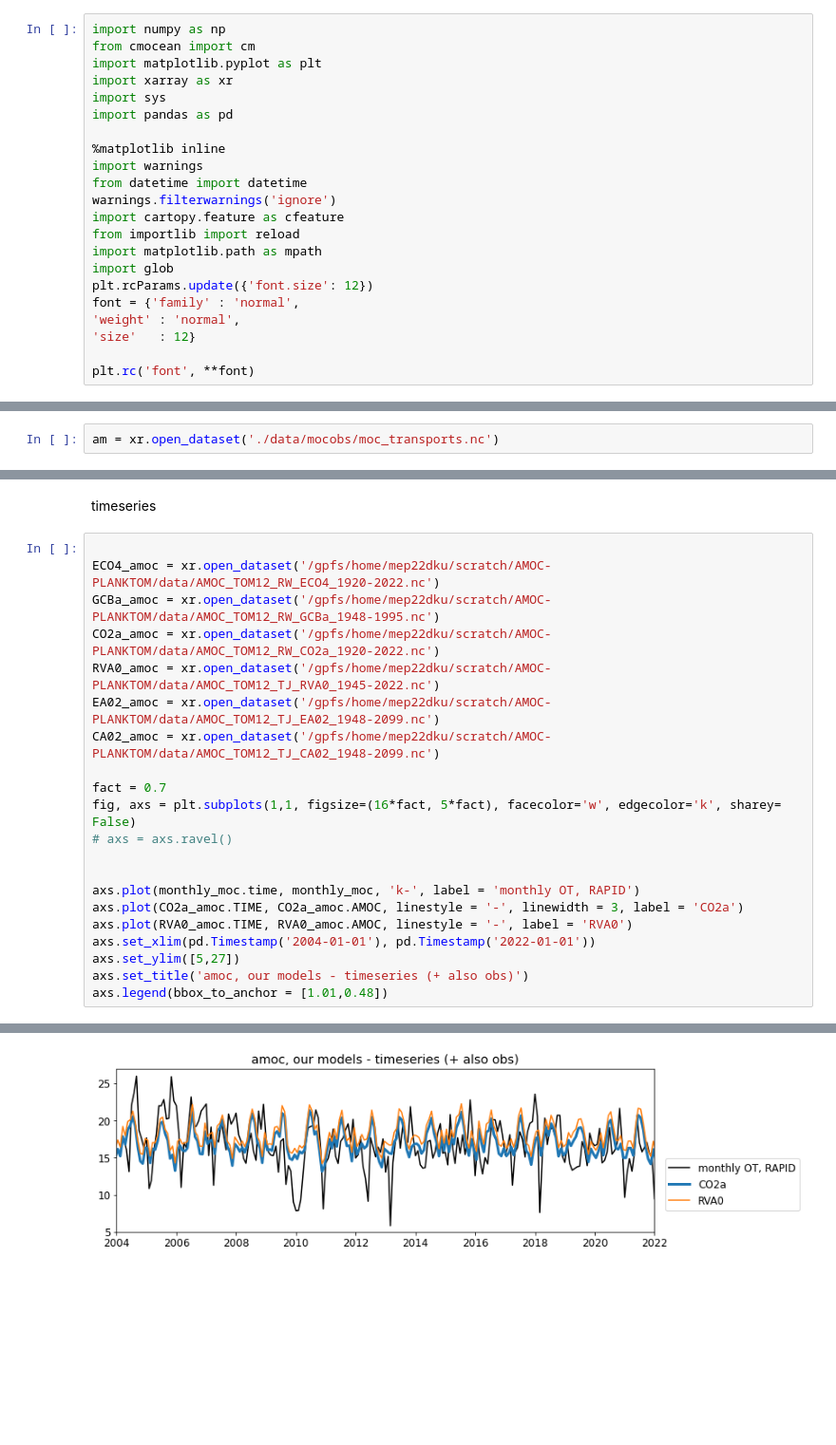
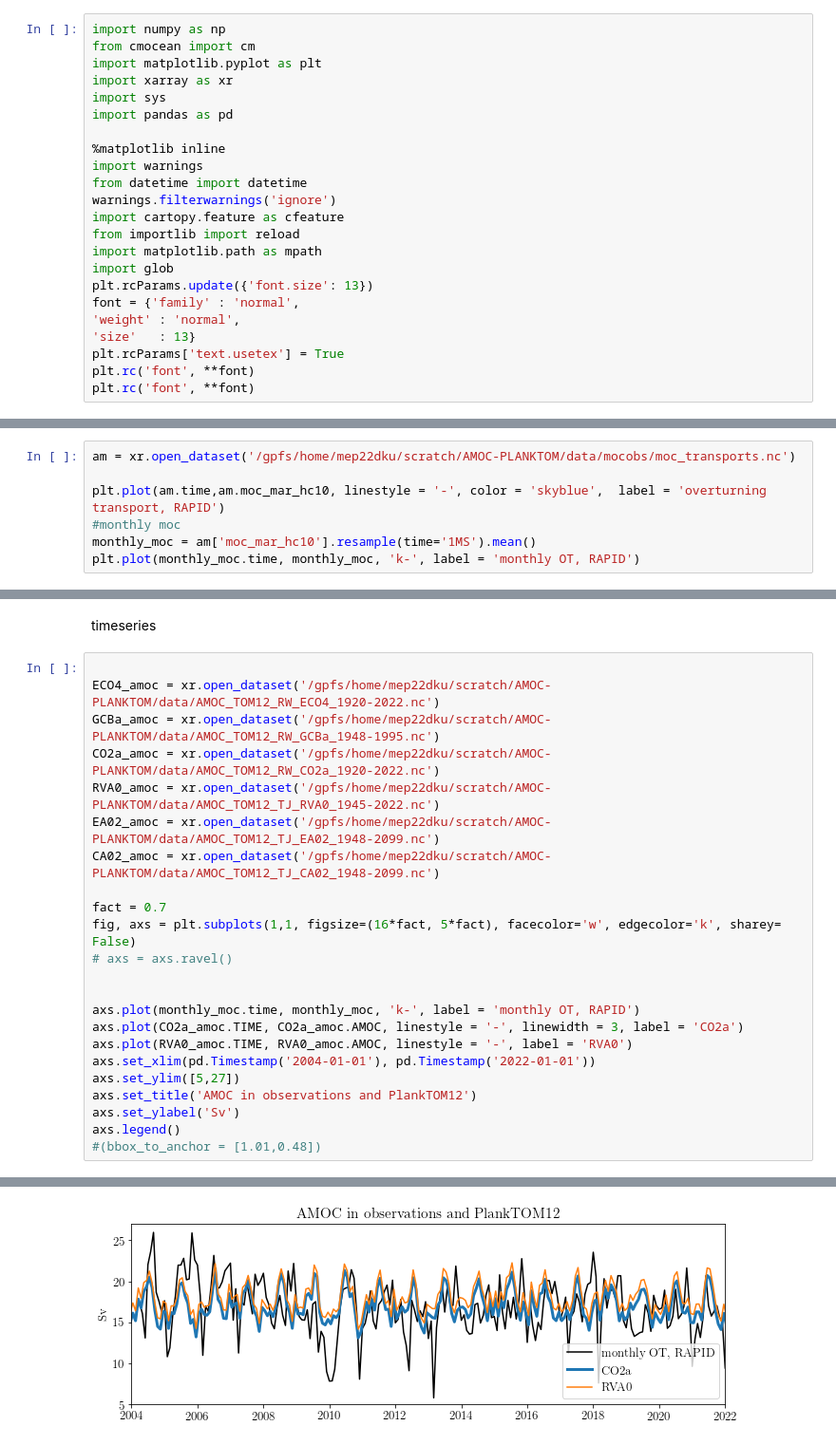
Before and after one commit to tjarnikova/AMOC-PLANKTOM, a Jupyter notebook: makeAMOC_modelts.ipynb, the cells around one changed output, grey strips where cells are left out. Shown: that part at 95% size. Saved outputs shown, nothing was run; the diff lists cells and outputs as text; blank space fills up the shorter version.

```diff
--- a/makeAMOC_modelts.ipynb
+++ b/makeAMOC_modelts.ipynb
@@ -51,12 +51,13 @@ import cartopy.feature as cfeature
 from importlib import reload
 import matplotlib.path as mpath
 import glob
-plt.rcParams.update({'font.size': 12})
+plt.rcParams.update({'font.size': 13})
 font = {'family' : 'normal',
 'weight' : 'normal',
-'size'   : 12}
-
+'size'   : 13}
+plt.rcParams['text.usetex'] = True
 plt.rc('font', **font)
+plt.rc('font', **font)
 # %%
 ml = {
     'RW_ECO4' : {'desc' : 'RW_ECO4 (ERA5)',
@@ -170,4 +171,9 @@ if extract:
         print(f'{tnam} {tst} {ten}')
         make_amoc_nc(tnam, yrFrom = tst, yrTo = ten)
 # %%
-am = xr.open_dataset('./data/mocobs/moc_transports.nc')
+am = xr.open_dataset('/gpfs/home/mep22dku/scratch/AMOC-PLANKTOM/data/mocobs/moc_transports.nc')
+
+plt.plot(am.time,am.moc_mar_hc10, linestyle = '-', color = 'skyblue',  label = 'overturning transport, RAPID')
+#monthly moc
+monthly_moc = am['moc_mar_hc10'].resample(time='1MS').mean()
+plt.plot(monthly_moc.time, monthly_moc, 'k-', label = 'monthly OT, RAPID')
@@ -230,27 +236,29 @@ timeseries
 # %%
 
 ECO4_amoc = xr.open_dataset('/gpfs/home/mep22dku/scratch/AMOC-PLANKTOM/data/AMOC_TOM12_RW_ECO4_1920-2022.nc')
 GCBa_amoc = xr.open_dataset('/gpfs/home/mep22dku/scratch/AMOC-PLANKTOM/data/AMOC_TOM12_RW_GCBa_1948-1995.nc')
 CO2a_amoc = xr.open_dataset('/gpfs/home/mep22dku/scratch/AMOC-PLANKTOM/data/AMOC_TOM12_RW_CO2a_1920-2022.nc')
 RVA0_amoc = xr.open_dataset('/gpfs/home/mep22dku/scratch/AMOC-PLANKTOM/data/AMOC_TOM12_TJ_RVA0_1945-2022.nc')
 EA02_amoc = xr.open_dataset('/gpfs/home/mep22dku/scratch/AMOC-PLANKTOM/data/AMOC_TOM12_TJ_EA02_1948-2099.nc')
 CA02_amoc = xr.open_dataset('/gpfs/home/mep22dku/scratch/AMOC-PLANKTOM/data/AMOC_TOM12_TJ_CA02_1948-2099.nc')
 
 fact = 0.7
 fig, axs = plt.subplots(1,1, figsize=(16*fact, 5*fact), facecolor='w', edgecolor='k', sharey= False)
 # axs = axs.ravel()
 
 
 axs.plot(monthly_moc.time, monthly_moc, 'k-', label = 'monthly OT, RAPID')
 axs.plot(CO2a_amoc.TIME, CO2a_amoc.AMOC, linestyle = '-', linewidth = 3, label = 'CO2a')
 axs.plot(RVA0_amoc.TIME, RVA0_amoc.AMOC, linestyle = '-', label = 'RVA0')
 axs.set_xlim(pd.Timestamp('2004-01-01'), pd.Timestamp('2022-01-01'))
 axs.set_ylim([5,27])
-axs.set_title('amoc, our models - timeseries (+ also obs)')
-axs.legend(bbox_to_anchor = [1.01,0.48])
+axs.set_title('AMOC in observations and PlankTOM12')
+axs.set_ylabel('Sv')
+axs.legend()
+#(bbox_to_anchor = [1.01,0.48])
 # %% [output]
 <matplotlib.legend.Legend at 0x...>
-[figure, old version]
+[figure, new version]
 # %%
 from scipy import stats
 
```
Also changed, not shown: parts of 3 cells of this notebook, 5 other files.
